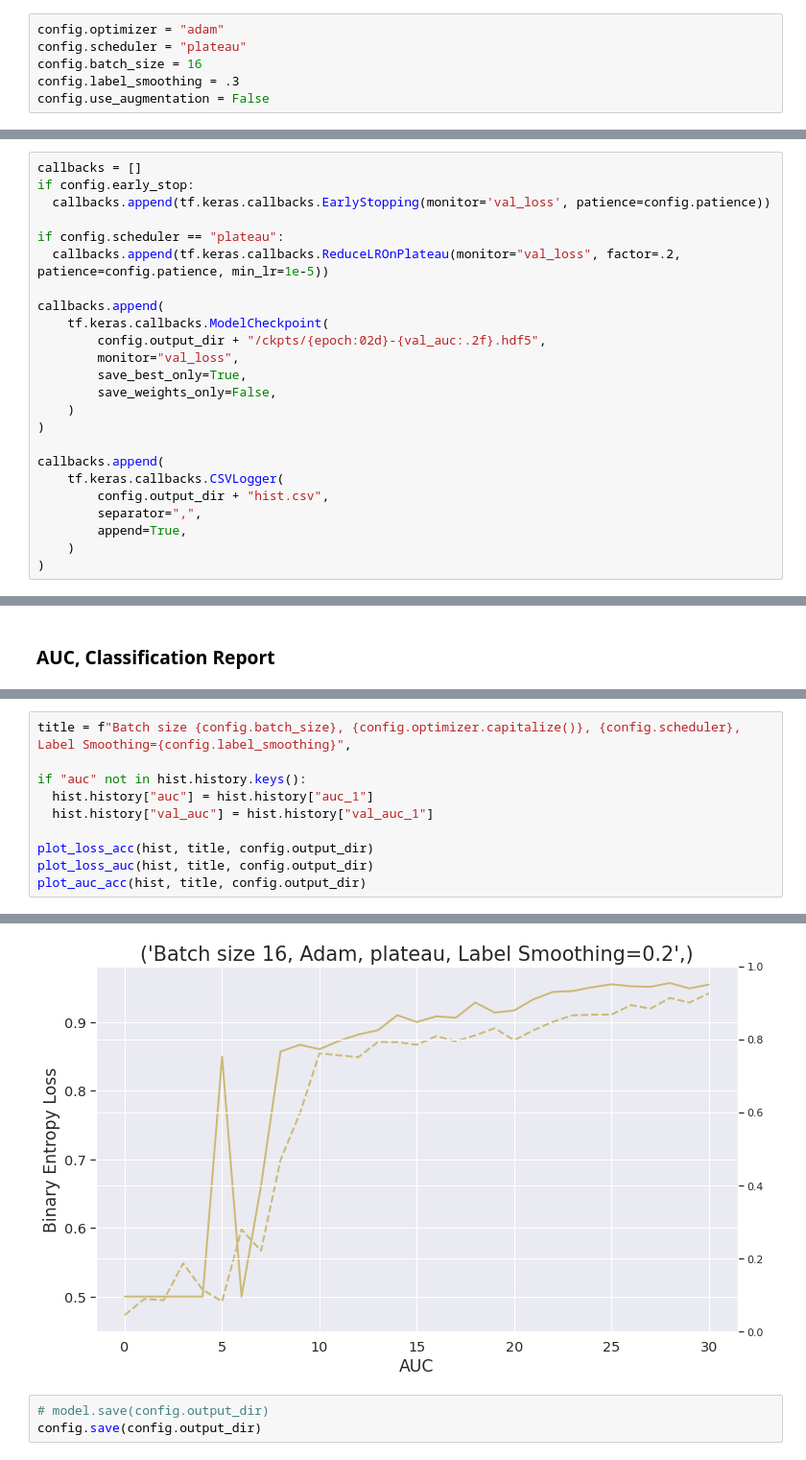
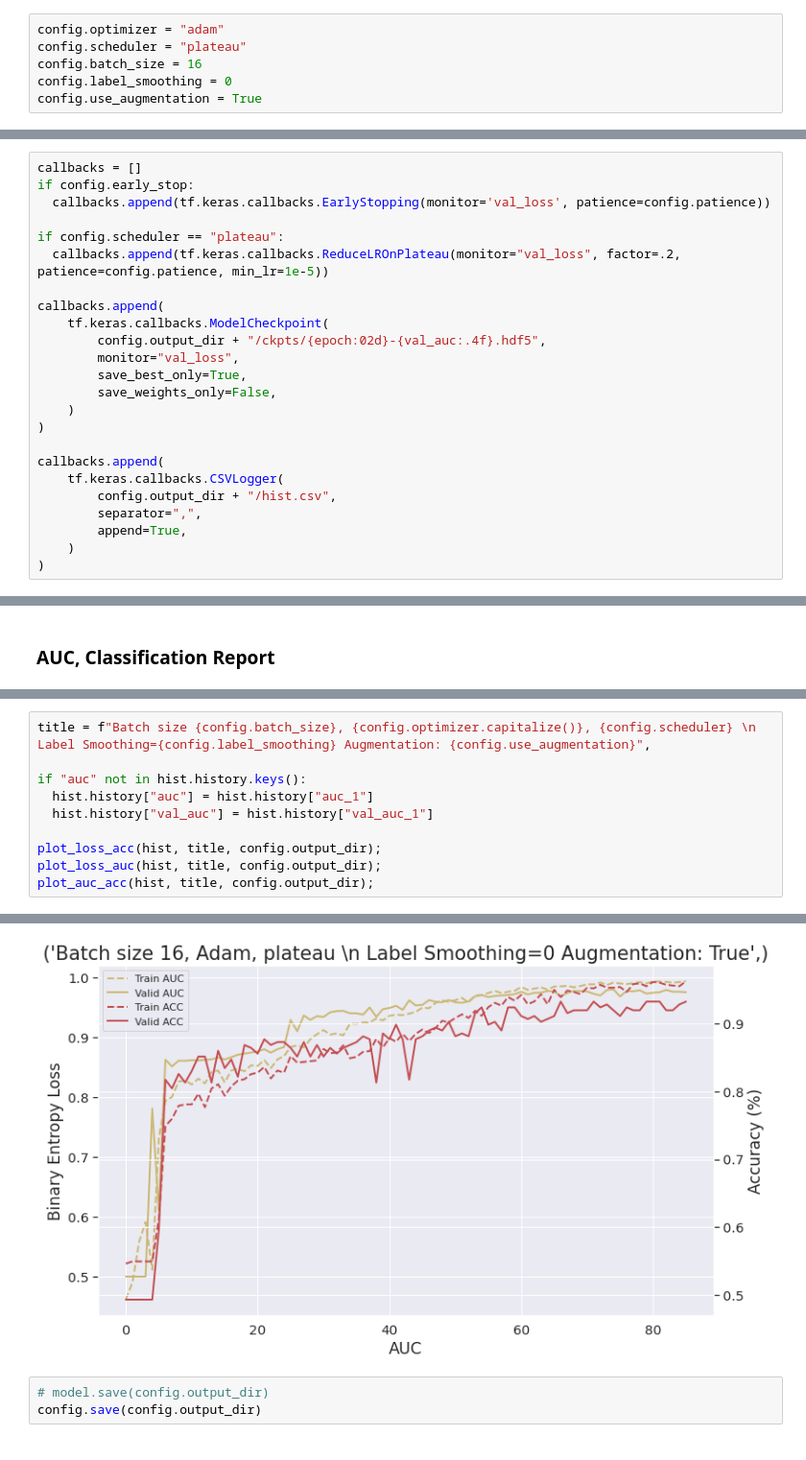
Before and after one commit to 1pha/ann-2022-project, a Jupyter notebook: train.ipynb, the cells around one changed output, grey strips where cells are left out. Shown: that part at 96% size. Drawn from its saved outputs; the diff is of its cells as text.

```diff
--- a/train.ipynb
+++ b/train.ipynb
@@ -38,8 +37,8 @@ if config.output_dir is None:
 config.optimizer = "adam"
 config.scheduler = "plateau"
 config.batch_size = 16
-config.label_smoothing = .3
-config.use_augmentation = False
+config.label_smoothing = 0
+config.use_augmentation = True
 # %% [markdown]
 ## Train
 # %% [markdown]
@@ -80,7 +79,7 @@ if config.scheduler == "plateau":
 
 callbacks.append(
     tf.keras.callbacks.ModelCheckpoint(
-        config.output_dir + "/ckpts/{epoch:02d}-{val_auc:.2f}.hdf5",
+        config.output_dir + "/ckpts/{epoch:02d}-{val_auc:.4f}.hdf5",
         monitor="val_loss",
         save_best_only=True,
         save_weights_only=False,
@@ -89,7 +88,7 @@ callbacks.append(
 
 callbacks.append(
     tf.keras.callbacks.CSVLogger(
-        config.output_dir + "hist.csv",
+        config.output_dir + "/hist.csv",
         separator=",",
         append=True,
     )
@@ -154,11 +149,11 @@ dict_keys(['loss', 'accuracy', 'auc_1', 'val_loss', 'val_accuracy', 'val_auc_1',
 # %%
-title = f"Batch size {config.batch_size}, {config.optimizer.capitalize()}, {config.scheduler}, Label Smoothing={config.label_smoothing}",
+title = f"Batch size {config.batch_size}, {config.optimizer.capitalize()}, {config.scheduler} \n Label Smoothing={config.label_smoothing} Augmentation: {config.use_augmentation}",
 
 if "auc" not in hist.history.keys():
   hist.history["auc"] = hist.history["auc_1"]
   hist.history["val_auc"] = hist.history["val_auc_1"]
 
-plot_loss_acc(hist, title, config.output_dir)
-plot_loss_auc(hist, title, config.output_dir)
-plot_auc_acc(hist, title, config.output_dir)
+plot_loss_acc(hist, title, config.output_dir);
+plot_loss_auc(hist, title, config.output_dir);
+plot_auc_acc(hist, title, config.output_dir);
 # %% [output]
@@ -168,4 +162,4 @@ KeyError: ignored
-[figure, old version]
+[figure, new version]
 # %%
 # model.save(config.output_dir)
 config.save(config.output_dir)
```
Also changed, not shown: parts of 5 cells of this notebook.
